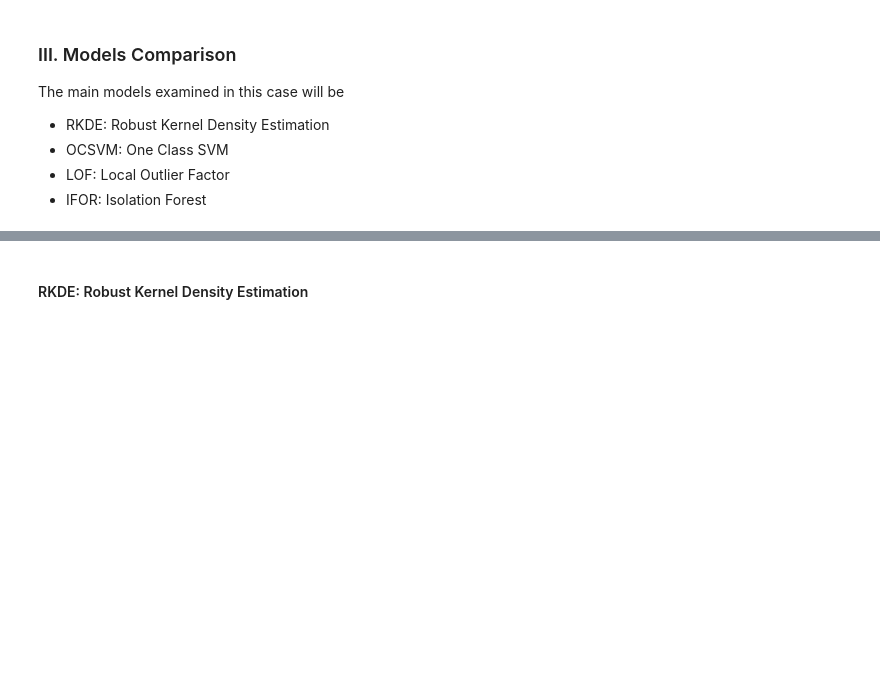
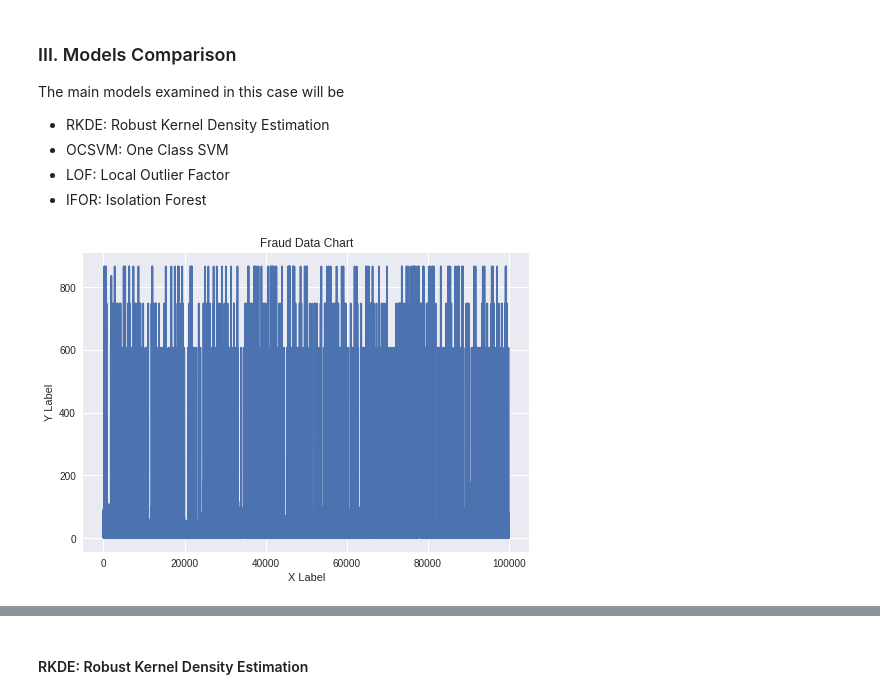
Before and after one commit to awenare/Fraud-Detection, a Jupyter notebook: Fraud_Detection_Project_Tina_Kovacova.ipynb, the cells around one changed output, grey strips where cells are left out. Cells and saved outputs as stored; diff of their text form; code cells hidden in the pictures; blank space fills up the shorter version.

```diff
--- a/Fraud_Detection_Project_Tina_Kovacova.ipynb
+++ b/Fraud_Detection_Project_Tina_Kovacova.ipynb
@@ -150,3 +166,16 @@ The main models examined in this case will be
 * OCSVM: One Class SVM
 * LOF: Local Outlier Factor
 * IFOR: Isolation Forest
+# %%
+x_axis = data_sample[['os']]
+y_axis = Y
+plt.plot(x_axis) #, y_axis)
+
+plt.xlabel('X Label')
+plt.ylabel('Y Label')
+plt.title('Fraud Data Chart')
+plt.grid(True)
+plt.savefig("test.png")
+plt.show()
+# %% [output]
+[figure, added]
```
Also changed, not shown: parts of 8 cells of this notebook.
